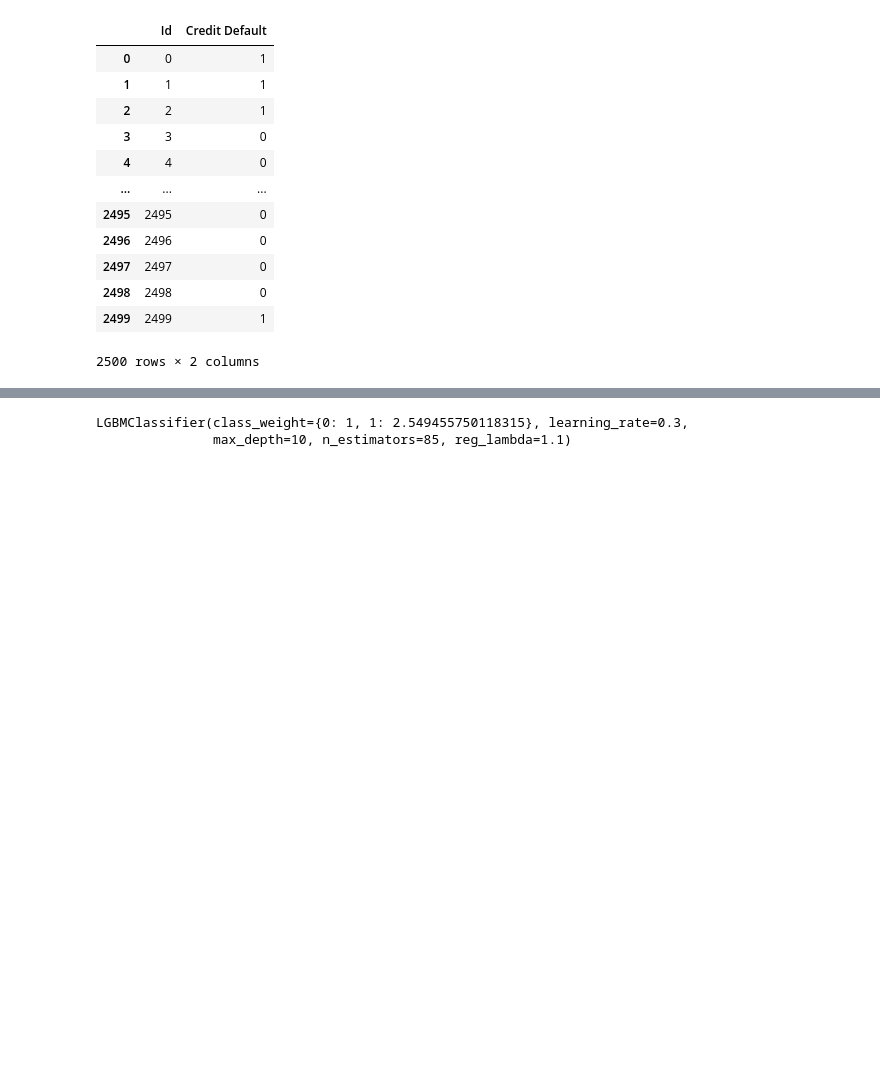
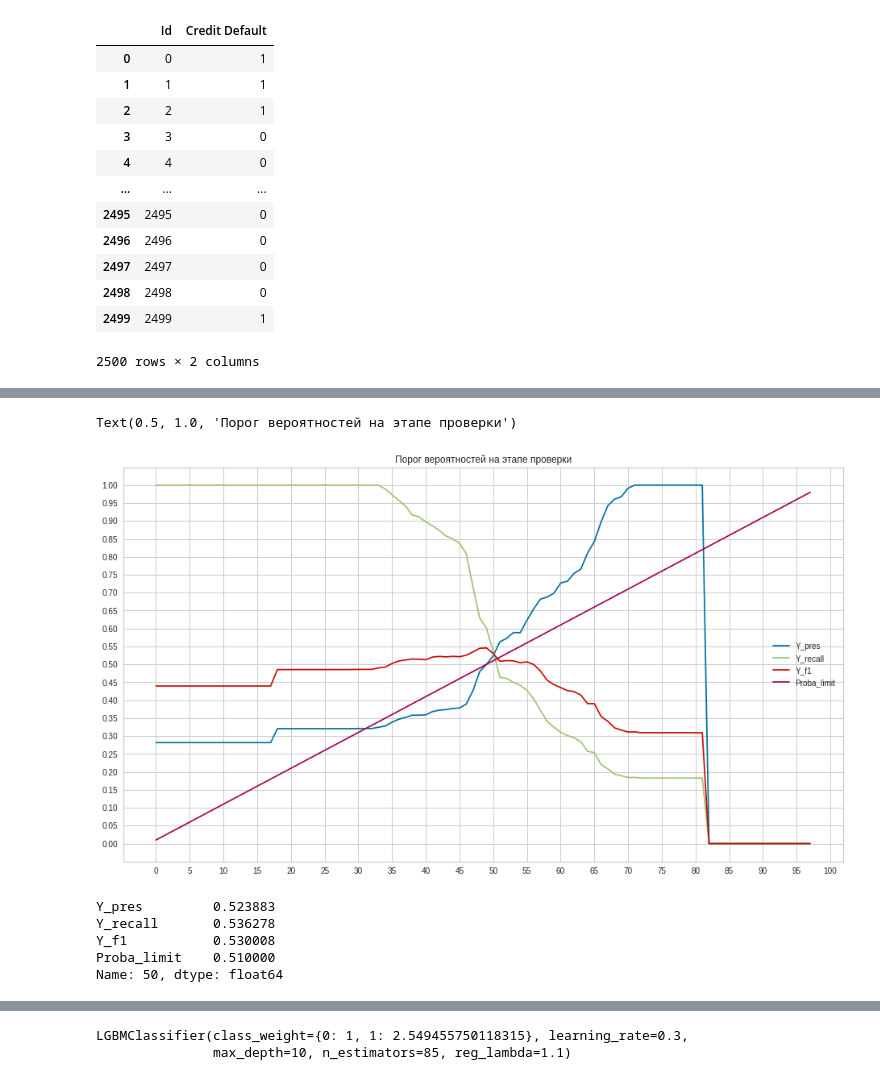
Before and after one commit to Segrey372017/gb_python_datascience_libs_p2, a Jupyter notebook: ssmirnov_python_dslibs2_termpaper.ipynb, the cells around one changed output, grey strips where cells are left out. Cells and saved outputs as stored; diff of their text form; code cells hidden in the pictures; blank space fills up the shorter version.

```diff
--- a/ssmirnov_python_dslibs2_termpaper.ipynb
+++ b/ssmirnov_python_dslibs2_termpaper.ipynb
@@ -1658,0 +1726,23 @@ attemp.to_csv('sv_smirnov_lgbmc_unbalanced.csv', index = False, index_label= Fal
+# %%
+# Вероятности на контрольном наборе
+y_predict_proba2 = lgbmc.predict_proba(test[num_feats])
+# %%
+proba_data2 = pd.DataFrame(data = {'Proba': y_predict_proba2[:,1], 'Y_pred' : np.zeros(test.shape[0]) }, index = test.index)
+# %%
+test_score = fit_proba(proba_data2, test[target_col])
+# %%
+test_score.plot(figsize = (16,9))
+plt.yticks([i/100 for i in range(0,105,5)])
+plt.xticks([i for i in range(0,105,5)])
+plt.title('Порог вероятностей на этапе проверки')
+# %% [output]
+Text(0.5, 1.0, 'Порог вероятностей на этапе проверки')
+[figure, added]
+# %%
+test_score.loc[50]
+# %% [output]
+Y_pres         0.523883
+Y_recall       0.536278
+Y_f1           0.530008
+Proba_limit    0.510000
+Name: 50, dtype: float64
```
Also changed, not shown: parts of 31 cells of this notebook.
